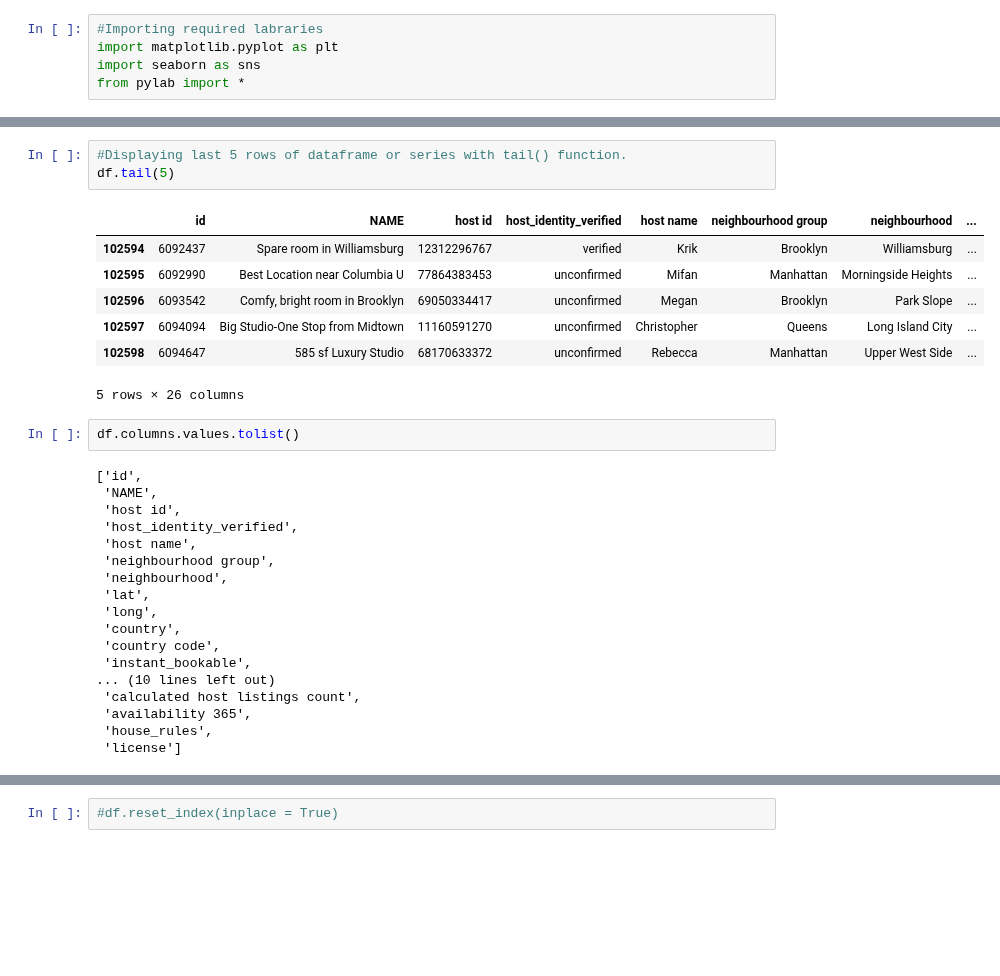
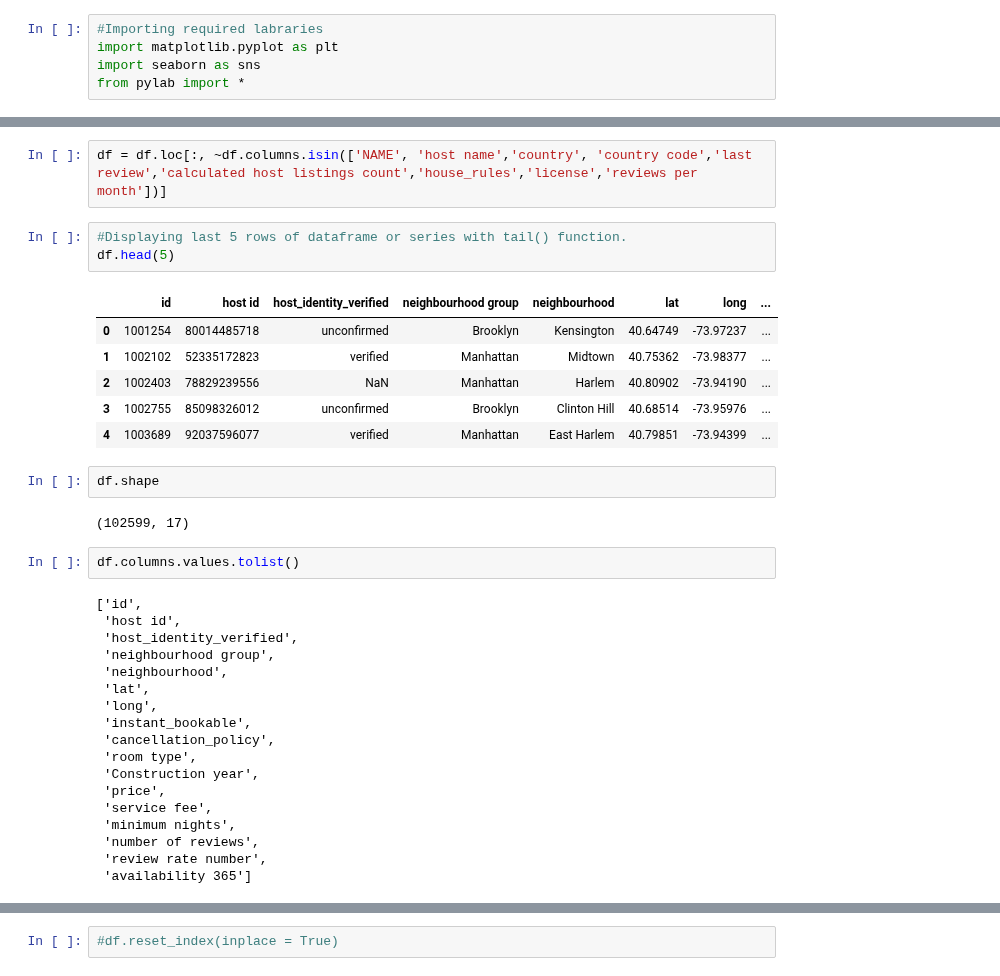
Before and after one commit to Harry262000/Kaggle--Notebooks, a Jupyter notebook: airbnb-open-data.ipynb, the cells around one changed output, grey strips where cells are left out. Drawn from its saved outputs; the diff is of its cells as text; blank space fills up the shorter version.

```diff
--- a/airbnb-open-data.ipynb
+++ b/airbnb-open-data.ipynb
@@ -41,34 +67,39 @@ df.head()
+# %%
+df = df.loc[:, ~df.columns.isin(['NAME', 'host name','country', 'country code','last review','calculated host listings count','house_rules','license','reviews per month'])]
 # %%
 #Displaying last 5 rows of dataframe or series with tail() function.
-df.tail(5)
+df.head(5)
 # %% [output]
-|  | id | NAME | host id | host_identity_verified | host name | neighbourhood group | neighbourhood | ... |
-| 102594 | 6092437 | Spare room in Williamsburg | 12312296767 | verified | Krik | Brooklyn | Williamsburg | ... |
-| 102595 | 6092990 | Best Location near Columbia U | 77864383453 | unconfirmed | Mifan | Manhattan | Morningside Heights | ... |
-| 102596 | 6093542 | Comfy, bright room in Brooklyn | 69050334417 | unconfirmed | Megan | Brooklyn | Park Slope | ... |
-| 102597 | 6094094 | Big Studio-One Stop from Midtown | 11160591270 | unconfirmed | Christopher | Queens | Long Island City | ... |
-| 102598 | 6094647 | 585 sf Luxury Studio | 68170633372 | unconfirmed | Rebecca | Manhattan | Upper West Side | ... |
+|  | id | host id | host_identity_verified | neighbourhood group | neighbourhood | lat | long | ... |
+| 0 | 1001254 | 80014485718 | unconfirmed | Brooklyn | Kensington | 40.64749 | -73.97237 | ... |
+| 1 | 1002102 | 52335172823 | verified | Manhattan | Midtown | 40.75362 | -73.98377 | ... |
+| 2 | 1002403 | 78829239556 | NaN | Manhattan | Harlem | 40.80902 | -73.94190 | ... |
+| 3 | 1002755 | 85098326012 | unconfirmed | Brooklyn | Clinton Hill | 40.68514 | -73.95976 | ... |
+| 4 | 1003689 | 92037596077 | verified | Manhattan | East Harlem | 40.79851 | -73.94399 | ... |
-5 rows × 26 columns
+# %%
+df.shape
+# %% [output]
+(102599, 17)
 # %%
 df.columns.values.tolist()
 # %% [output]
 ['id',
- 'NAME',
  'host id',
  'host_identity_verified',
- 'host name',
  'neighbourhood group',
  'neighbourhood',
  'lat',
  'long',
- 'country',
- 'country code',
  'instant_bookable',
-... (10 lines left out)
- 'calculated host listings count',
- 'availability 365',
- 'house_rules',
- 'license']
+ 'cancellation_policy',
+ 'room type',
+ 'Construction year',
+ 'price',
+ 'service fee',
+ 'minimum nights',
+ 'number of reviews',
+ 'review rate number',
+ 'availability 365']
 # %%
 #Taking all columns detail information with the help of info() function
 df.info()
```
Also changed, not shown: parts of 22 cells of this notebook.
